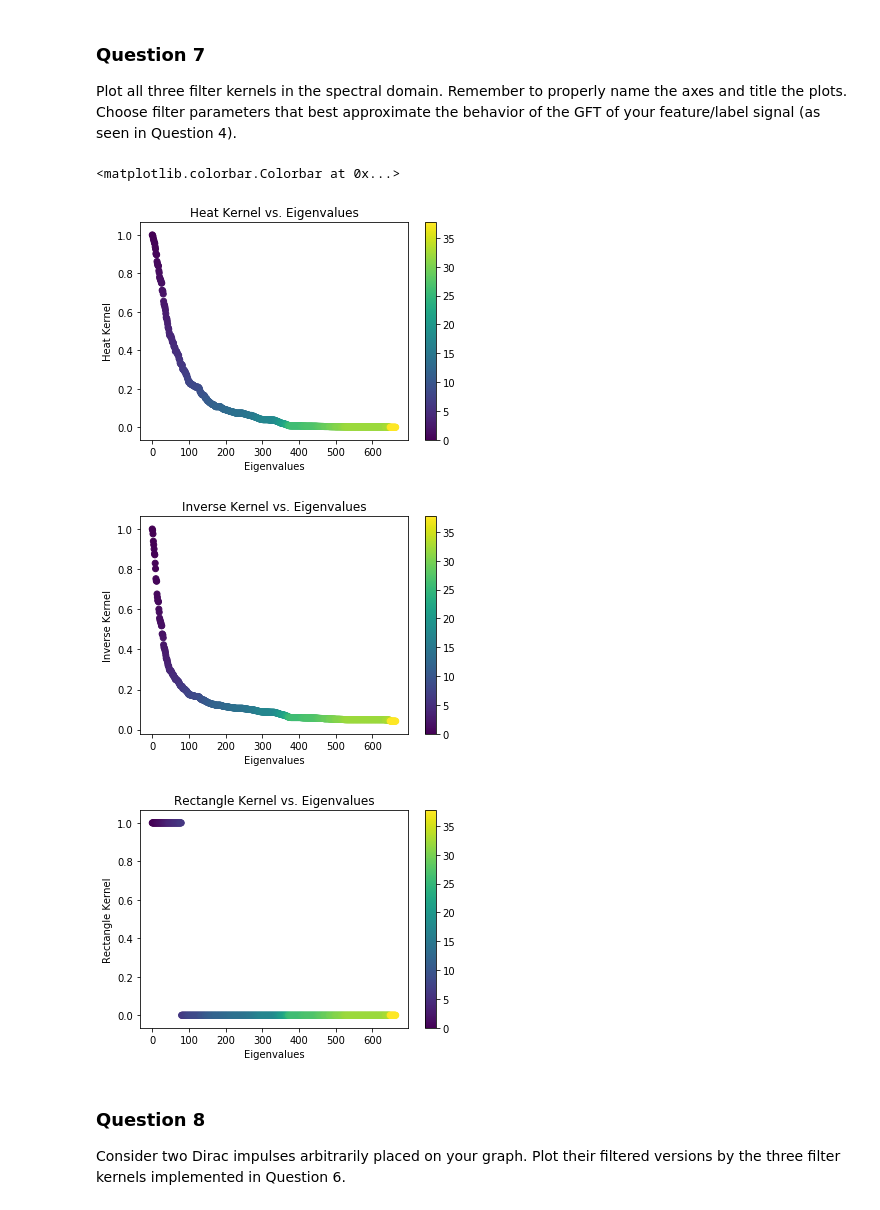
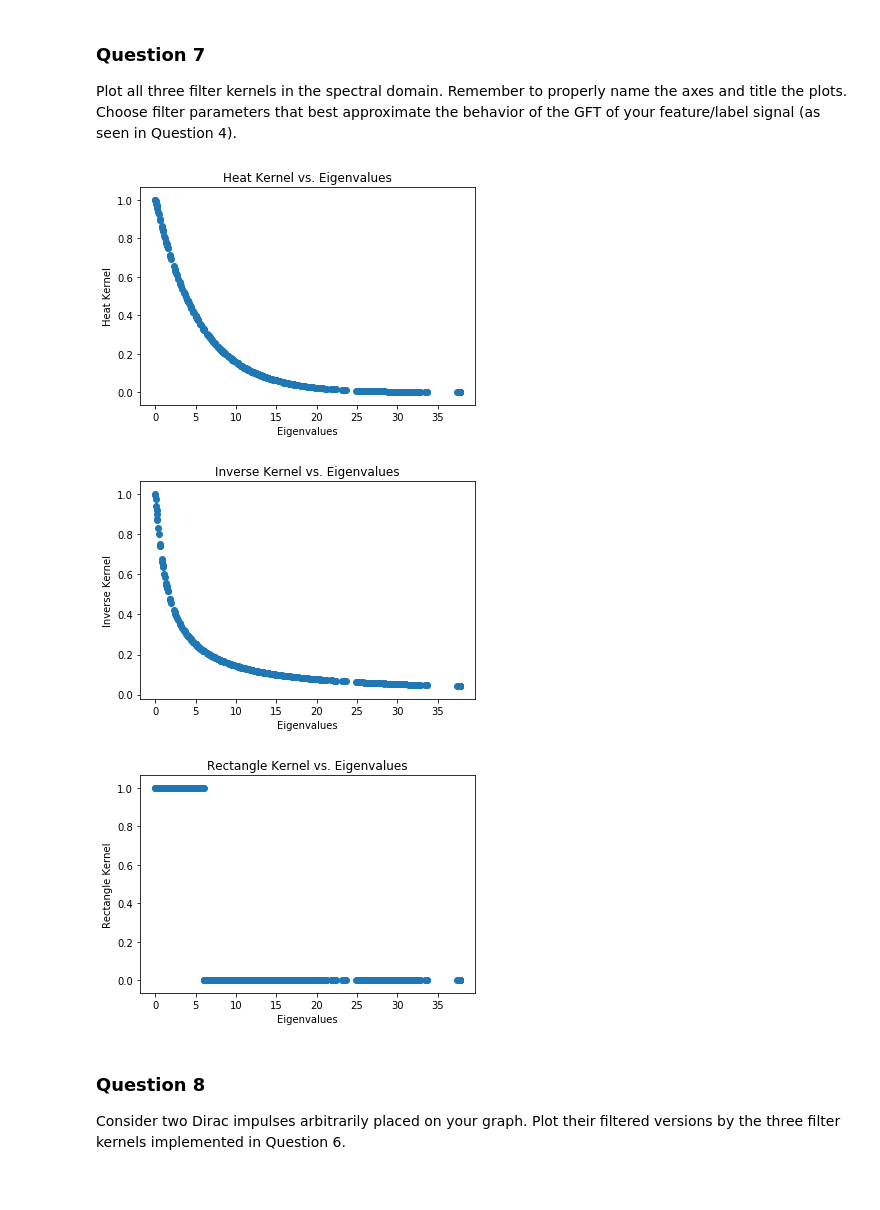
Before and after one commit to Kakavand/EPFL-antiterrorAssignment, a Jupyter notebook: milestone_4/4_graph_signal_processing.ipynb, the cells around one changed output. Drawn from its saved outputs; the diff is of its cells as text; code cells hidden in the pictures.

```diff
--- a/milestone_4/4_graph_signal_processing.ipynb
+++ b/milestone_4/4_graph_signal_processing.ipynb
@@ -280,31 +275,27 @@ def graph_filter(x, kernel, **kwargs):
 Plot all three filter kernels in the spectral domain. Remember to properly name the axes and title the plots. Choose filter parameters that best approximate the behavior of the GFT of your feature/label signal (as seen in Question 4).
 # %%
 # the value of "tau" controls the 'strength' or 'severity' of the filter
-plt.figure()
-plt.scatter(e_idx, graph_filter(e, heat_kernel, t=7), c=e)
+plt.scatter(e, graph_filter(e, heat_kernel, t=7))
 plt.xlabel('Eigenvalues')
 plt.ylabel('Heat Kernel')
 plt.title('Heat Kernel vs. Eigenvalues')
-plt.colorbar()
+plt.show()
 
-plt.figure()
-plt.scatter(e_idx, inverse_kernel(e, t=0.6), c=e)
+plt.scatter(e, inverse_kernel(e, t=0.6))
 plt.xlabel('Eigenvalues')
 plt.ylabel('Inverse Kernel')
 plt.title('Inverse Kernel vs. Eigenvalues')
-plt.colorbar()
+plt.show()
 
-plt.figure()
-plt.scatter(e_idx, graph_filter(e, rectangle_kernel, l_min=0, l_max=6), c=e)
+plt.scatter(e, graph_filter(e, rectangle_kernel, l_min=0, l_max=6))
 plt.xlabel('Eigenvalues')
 plt.ylabel('Rectangle Kernel')
 plt.title('Rectangle Kernel vs. Eigenvalues')
-plt.colorbar()
+plt.show()
 # %% [output]
-<matplotlib.colorbar.Colorbar at 0x...>
-[figure, old version]
+[figure, new version]
-[figure, old version]
+[figure, new version]
-[figure, old version]
+[figure, new version]
 # %% [markdown]
 ### Question 8
 
```
Also changed, not shown: parts of 12 cells of this notebook, 1 other file.
